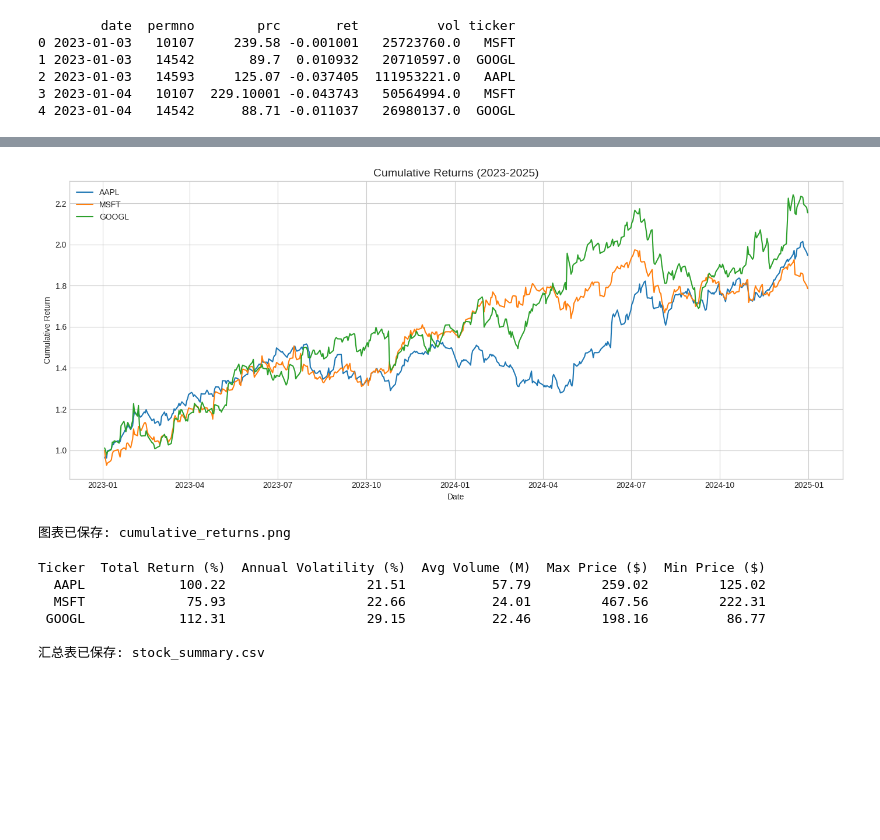
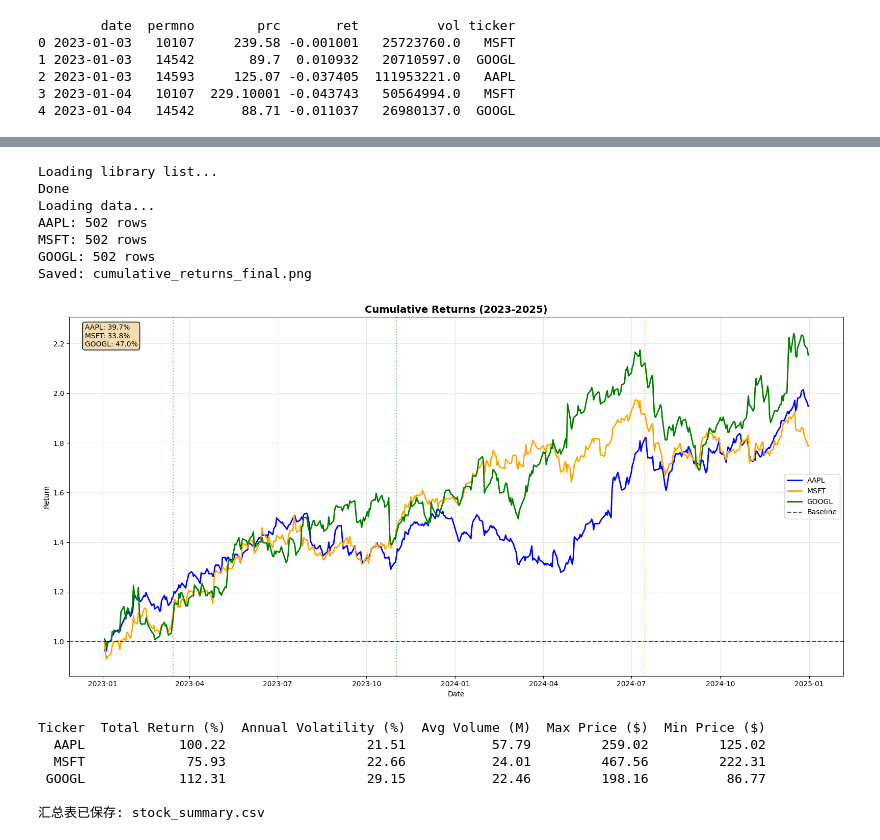
Before and after one commit to ZhiyueZhang2402/us-tech-stock-analysis, a Jupyter notebook: GitHub stock analysis.ipynb, the cells around one changed output, grey strips where cells are left out. Cells and saved outputs as stored; diff of their text form; code cells hidden in the pictures; blank space fills up the shorter version.

```diff
--- a/GitHub stock analysis.ipynb
+++ b/GitHub stock analysis.ipynb
@@ -89,26 +113,64 @@ print("图表已保存: stock_price_trend.png")
 # %%
-# 计算累计收益率
-plt.figure(figsize=(14, 6))
+import pandas as pd
+import numpy as np
+import matplotlib.pyplot as plt
+import wrds
 
-for ticker in ['AAPL', 'MSFT', 'GOOGL']:
-    stock_data = df_stock[df_stock['ticker'] == ticker].copy()
-    stock_data = stock_data.sort_values('date')
-    stock_data['cum_ret'] = (1 + stock_data['ret'].fillna(0)).cumprod()
-    plt.plot(stock_data['date'], stock_data['cum_ret'], label=ticker, linewidth=1.5)
+conn = wrds.Connection()
 
-plt.title('Cumulative Returns (2023-2025)', fontsize=14)
+print("Loading data...")
+
+data = {}
+stocks = {'AAPL': 14593, 'MSFT': 10107, 'GOOGL': 14542}
+colors = {'AAPL': 'blue', 'MSFT': 'orange', 'GOOGL': 'green'}
+
+for s, p in stocks.items():
+    q = f"SELECT date, ret FROM crsp.dsf WHERE permno={p} AND date>='2023-01-01' AND date<='2025-03-31' ORDER BY date"
+    data[s] = conn.raw_sql(q, date_cols=['date'])
+    print(f"{s}: {len(data[s])} rows")
+
+plt.figure(figsize=(16, 8))
+
+results = {}
+for s in ['AAPL', 'MSFT', 'GOOGL']:
+    df = data[s]
+    ret = df['ret'].to_numpy()
+    cum = (1 + ret).cumprod()
+    plt.plot(df['date'], cum, label=s, color=colors[s], linewidth=2)
+
+    total = cum[-1] - 1
+    ann = (1 + total) ** (252/len(df)) - 1
+    results[s] = ann
+
+plt.axhline(y=1, color='black', linestyle='--', alpha=0.7, label='Baseline')
+
+plt.axvline(x=pd.to_datetime('2023-03-15'), color='red', linestyle=':', alpha=0.5)
+plt.axvline(x=pd.to_datetime('2023-11-01'), color='green', linestyle=':', alpha=0.5)
+plt.axvline(x=pd.to_datetime('2024-07-15'), color='orange', linestyle=':', alpha=0.5)
+
+txt = f"AAPL: {results['AAPL']*100:.1f}%\nMSFT: {results['MSFT']*100:.1f}%\nGOOGL: {results['GOOGL']*100:.1f}%"
+plt.text(0.02, 0.98, txt, transform=plt.gca().transAxes, fontsize=10, verticalalignment='top', bbox=dict(boxstyle='round', facecolor='wheat'))
+
+plt.title('Cumulative Returns (2023-2025)', fontweight='bold', fontsize=14)
 plt.xlabel('Date')
-plt.ylabel('Cumulative Return')
+plt.ylabel('Return')
 plt.legend()
+plt.grid(True, alpha=0.3)
 plt.tight_layout()
-
-plt.savefig('cumulative_returns.png', dpi=150)
+plt.savefig('cumulative_returns_final.png', dpi=300)
+print("Saved: cumulative_returns_final.png")
 plt.show()
 
-print("图表已保存: cumulative_returns.png")
+conn.close()
 # %% [output]
+Loading library list...
+Done
+Loading data...
+AAPL: 502 rows
+MSFT: 502 rows
+GOOGL: 502 rows
+Saved: cumulative_returns_final.png
-[figure, old version]
+[figure, new version]
-图表已保存: cumulative_returns.png
 # %%
 # 计算每只股票的关键指标
 summary = []
```
Also changed, not shown: parts of 10 cells of this notebook, 5 other files.
